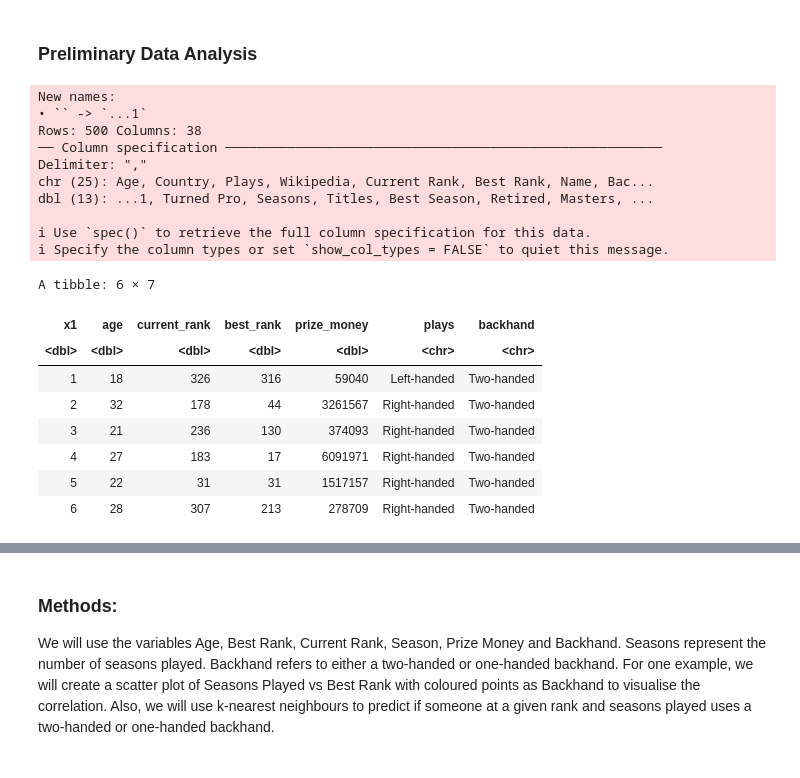
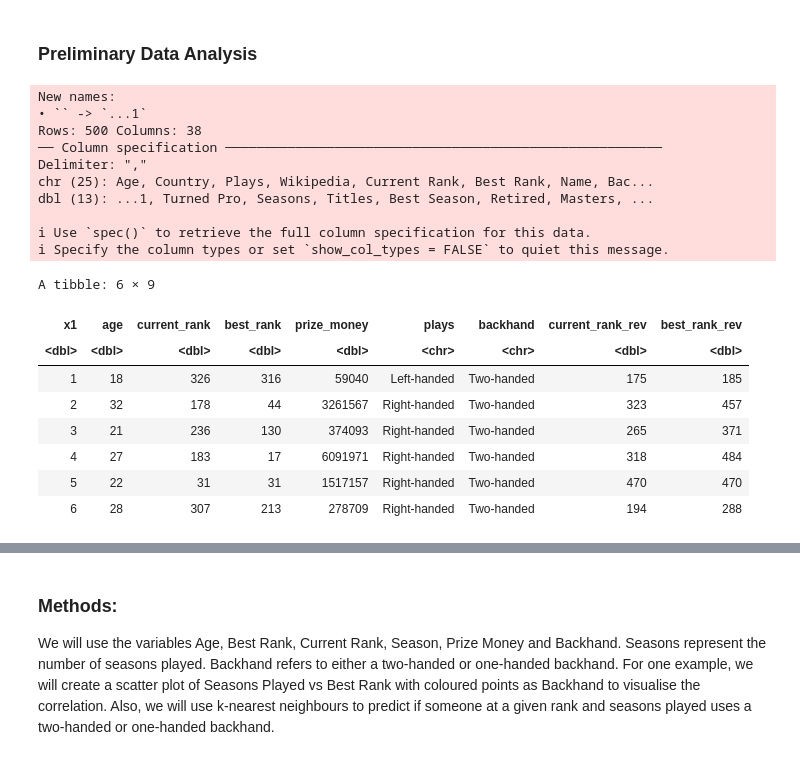
Before and after one commit to aejessen/DSCI100_project, a Jupyter notebook: project.ipynb, the cells around one changed output, grey strips where cells are left out. Saved outputs shown, nothing was run; the diff lists cells and outputs as text; code cells hidden in the pictures.

```diff
--- a/project.ipynb
+++ b/project.ipynb
@@ -60,41 +61,46 @@ Registered S3 method overwritten by 'GGally':
 
 # Make sure this "#" below is removed before submission  !!!!!   (leave for testing for now)
 #download.file("https://drive.google.com/uc?export=download&id=1_MECmUXZuuILYeEOfonSGqodW6qVdhsS","player_stats.csv")
 tennis_data <- read_csv("player_stats.csv")
 
 tennis_data_tidy <- tennis_data |>
     select(-Wikipedia) |>
     clean_names() |>
     select(x1, age, current_rank, best_rank, prize_money, plays, backhand) |>
     na.omit()
 
+# Now Mutate the data to allow for easier analysis
+# Inverted the rank
 tennis_data_tidy <- tennis_data_tidy |>
   mutate(
     age = as.numeric(sub(" .*", "", age)),
     current_rank = as.numeric(sub(" .*", "", current_rank)),
     best_rank = as.numeric(sub(" .*", "", best_rank)),
     prize_money = str_extract(prize_money, regex("^[^$]*[$]\\s*[0123456789,]+\\b")),
-    prize_money = as.numeric(gsub("[^0-9]", "", prize_money))
-  )
+    prize_money = as.numeric(gsub("[^0-9]", "", prize_money)),
+    current_rank_rev = 501 - current_rank,
+    best_rank_rev = 501 - best_rank
+  ) |>
+    na.omit()
 
 head(tennis_data_tidy)
 # %% [output]
 New names:
 • `` -> `...1`
 Rows: 500 Columns: 38
 ── Column specification ────────────────────────────────────────────────────────
 Delimiter: ","
 chr (25): Age, Country, Plays, Wikipedia, Current Rank, Best Rank, Name, Bac...
 dbl (13): ...1, Turned Pro, Seasons, Titles, Best Season, Retired, Masters, ...
 
 ℹ Use `spec()` to retrieve the full column specification for this data.
 ℹ Specify the column types or set `show_col_types = FALSE` to quiet this message.
-A tibble: 6 × 7
+A tibble: 6 × 9
-| x1 | age | current_rank | best_rank | prize_money | plays | backhand |
-| <dbl> | <dbl> | <dbl> | <dbl> | <dbl> | <chr> | <chr> |
-| 1 | 18 | 326 | 316 | 59040 | Left-handed | Two-handed |
-| 2 | 32 | 178 | 44 | 3261567 | Right-handed | Two-handed |
-| 3 | 21 | 236 | 130 | 374093 | Right-handed | Two-handed |
-| 4 | 27 | 183 | 17 | 6091971 | Right-handed | Two-handed |
-| 5 | 22 | 31 | 31 | 1517157 | Right-handed | Two-handed |
-| 6 | 28 | 307 | 213 | 278709 | Right-handed | Two-handed |
+| x1 | age | current_rank | best_rank | prize_money | plays | backhand | current_rank_rev | best_rank_rev |
+| <dbl> | <dbl> | <dbl> | <dbl> | <dbl> | <chr> | <chr> | <dbl> | <dbl> |
+| 1 | 18 | 326 | 316 | 59040 | Left-handed | Two-handed | 175 | 185 |
+| 2 | 32 | 178 | 44 | 3261567 | Right-handed | Two-handed | 323 | 457 |
+| 3 | 21 | 236 | 130 | 374093 | Right-handed | Two-handed | 265 | 371 |
+| 4 | 27 | 183 | 17 | 6091971 | Right-handed | Two-handed | 318 | 484 |
+| 5 | 22 | 31 | 31 | 1517157 | Right-handed | Two-handed | 470 | 470 |
+| 6 | 28 | 307 | 213 | 278709 | Right-handed | Two-handed | 194 | 288 |
```
Also changed, not shown: parts of 13 cells of this notebook.
